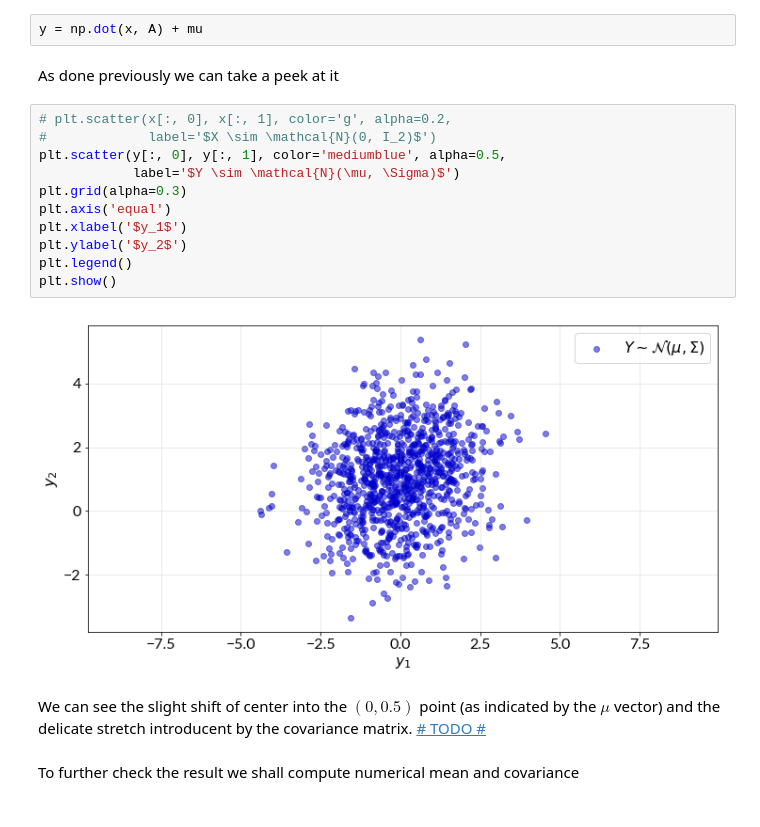
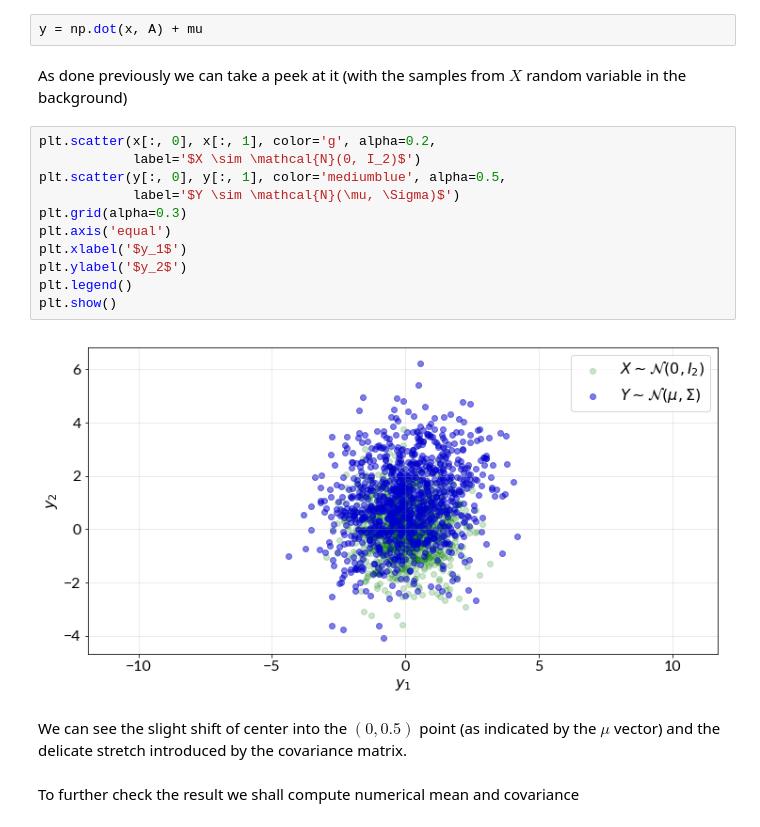
Before and after one commit to Nummulit/estimation-theory, a Jupyter notebook: 1. Convergence and asymptiotic theory.ipynb, the cells around one changed output. Cells and saved outputs as stored; diff of their text form.

```diff
--- a/1. Convergence and asymptiotic theory.ipynb
+++ b/1. Convergence and asymptiotic theory.ipynb
@@ -208,22 +210,22 @@ And with that we can simply obtain the $Y$ random variable.
 # %%
 y = np.dot(x, A) + mu
 # %% [markdown]
-As done previously we can take a peek at it
+As done previously we can take a peek at it (with the samples from $X$ random variable in the background)
 # %%
-# plt.scatter(x[:, 0], x[:, 1], color='g', alpha=0.2,
-#             label='$X \sim \mathcal{N}(0, I_2)$')
+plt.scatter(x[:, 0], x[:, 1], color='g', alpha=0.2,
+            label='$X \sim \mathcal{N}(0, I_2)$')
 plt.scatter(y[:, 0], y[:, 1], color='mediumblue', alpha=0.5,
             label='$Y \sim \mathcal{N}(\mu, \Sigma)$')
 plt.grid(alpha=0.3)
 plt.axis('equal')
 plt.xlabel('$y_1$')
 plt.ylabel('$y_2$')
 plt.legend()
 plt.show()
 # %% [output]
-[figure, old version]
+[figure, new version]
 # %% [markdown]
-We can see the slight shift of center into the $(0, 0.5)$ point (as indicated by the $\mu$ vector) and the delicate stretch introducent by the covariance matrix. [# TODO #](https://www.visiondummy.com/2014/04/geometric-interpretation-covariance-matrix/)
+We can see the slight shift of center into the $(0, 0.5)$ point (as indicated by the $\mu$ vector) and the delicate stretch introduced by the covariance matrix.
 # %% [markdown]
 To further check the result we shall compute numerical mean and covariance
 # %%
```
Also changed, not shown: parts of 28 cells of this notebook.
